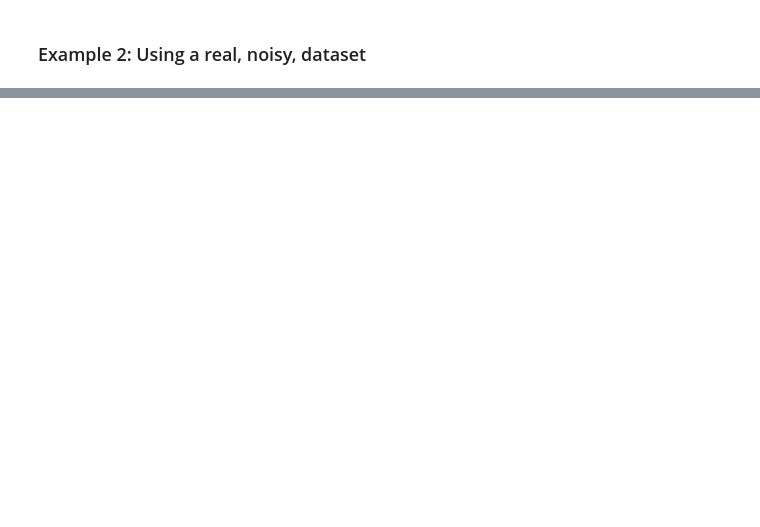
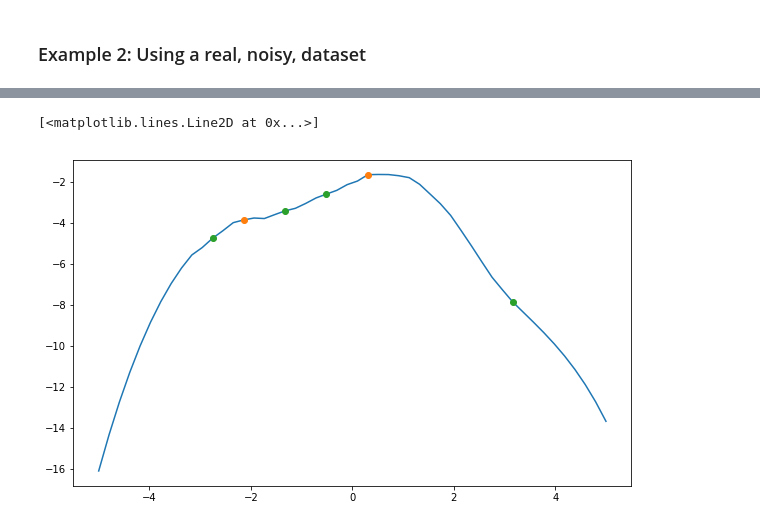
Before and after one commit to tacohen125/peakShoulderFinder, a Jupyter notebook: docs/second_derivative_calculator.ipynb, the cells around one changed output, grey strips where cells are left out. Saved outputs shown, nothing was run; the diff lists cells and outputs as text; code cells hidden in the pictures; blank space fills up the shorter version.

```diff
--- a/docs/second_derivative_calculator.ipynb
+++ b/docs/second_derivative_calculator.ipynb
@@ -9,8 +9,8 @@ import numpy as np
 import pandas as pd
 from scipy import signal
 
-def peak_shoulder_index(y, frame=5, order=3, returnInflection=False, returnPeak=True, returnY=False, threshold=0.005):
-     '''Determines the locations of peaks and inflection points of a signal.
+def peak_shoulder_index(y, frame=5, order=3, returnInflection=False, returnPeak=True, returnY=False, threshold=0.005, min_dist = 1):
+    '''Determines the locations of peaks and inflection points of a signal.
 
      Iteratively performs a polynomial fitting in the data to detect its
      baseline. At every iteration, the fitting weights on the regions with
@@ -37,20 +37,20 @@ def peak_shoulder_index(y, frame=5, order=3, returnInflection=False, returnPeak=
 
     yfilter = signal.savgol_filter(y, frame, order)
 
-    inflection_points_index, peaks_index = index_return(yfilter, threshold=threshold)
+    inflection_points_index, peaks_index = index_return(yfilter, threshold=threshold, min_dist = min_dist)
 
     if returnY == False:
-         if returnInflection == True and returnPeak == True:
+        if returnInflection == True and returnPeak == True:
             return peaks_index, inflection_points_index
-         elif returnInflection == False and returnPeak == True:
+        elif returnInflection == False and returnPeak == True:
             return peaks_index
-         else:
+        else:
             return inflection_points_index
 
     else:
-         if returnInflection == True and returnPeak == True:
+        if returnInflection == True and returnPeak == True:
             return peaks_index, inflection_points_index, yfilter
-         elif returnInflection == False and returnPeak == True:
+        elif returnInflection == False and returnPeak == True:
             return peaks_index, yfilter
-          else:
+        else:
             return inflection_points_index, yfilter
@@ -184,0 +209,10 @@ pyplot.plot(file_3['x'][inflection_points_index_3], file_3['y'][inflection_point
+# %%
+peaks_index_1, inflection_points_index_1, yfilt = peak_shoulder_index(yrand, frame=19, order=3, returnInflection=True, returnPeak=True, returnY=True, threshold=0.038, min_dist = 5)
+
+pyplot.figure(figsize=(10,6))
+pyplot.plot(x, yfilt)
+pyplot.plot(x[peaks_index_1], yfilt[peaks_index_1], 'o')
+pyplot.plot(x[inflection_points_index_1], yfilt[inflection_points_index_1], 'o')
+# %% [output]
+[<matplotlib.lines.Line2D at 0x...>]
+[figure, added]
```
Also changed, not shown: parts of 5 cells of this notebook.
